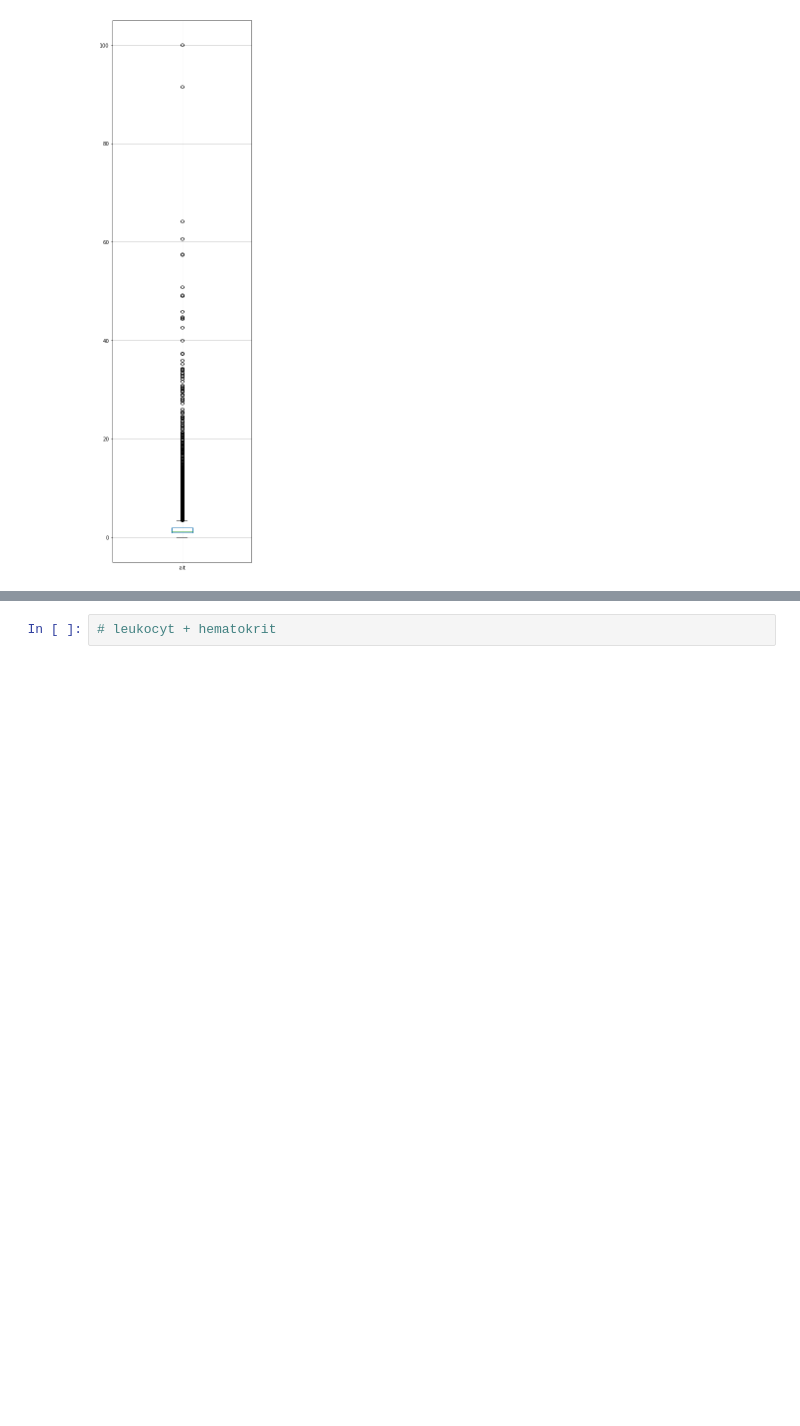
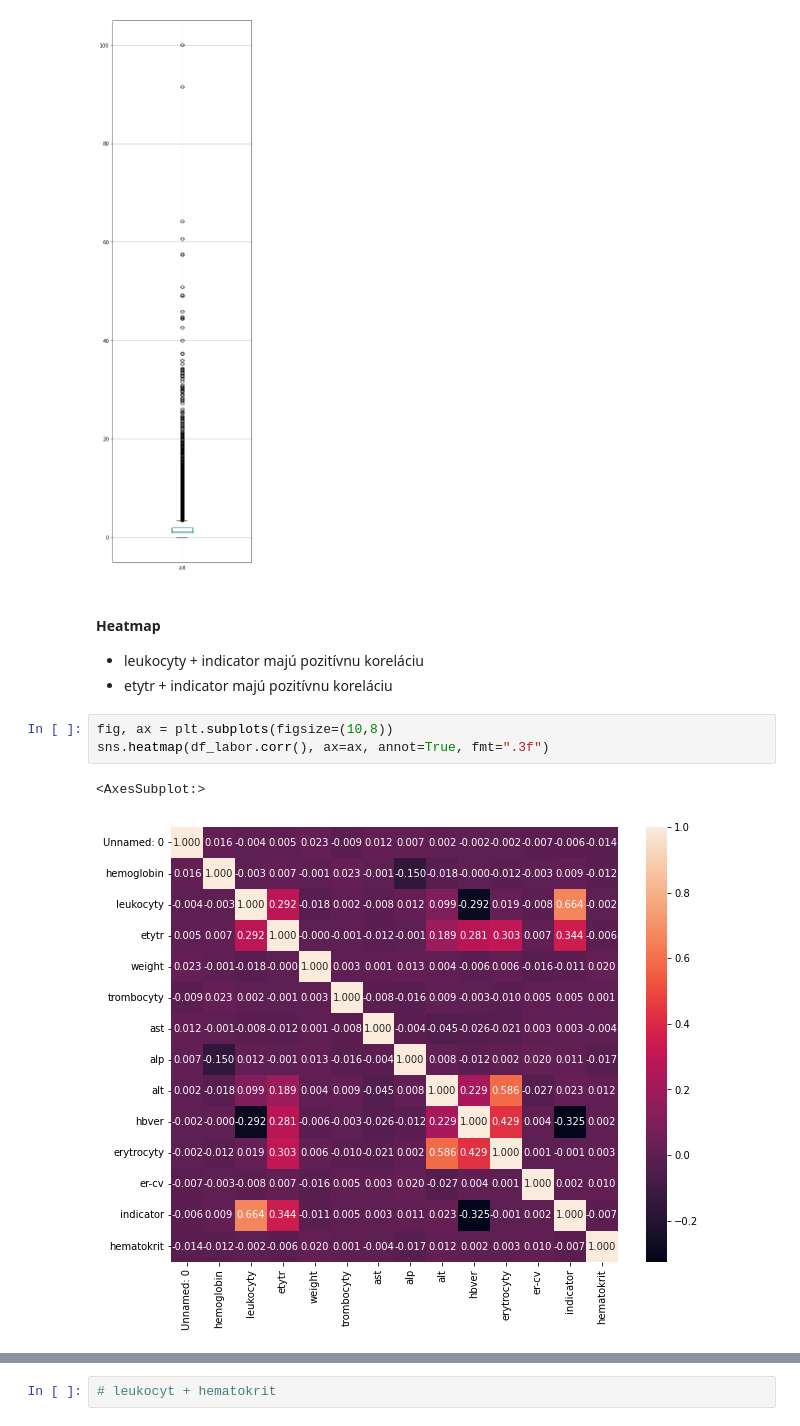
Before and after one commit to Matovic/Chronic-Lymphocytic-Leukemia, a Jupyter notebook: 1-EDA.ipynb, the cells around one changed output, grey strips where cells are left out. Saved outputs shown, nothing was run; the diff lists cells and outputs as text; blank space fills up the shorter version.

```diff
--- a/1-EDA.ipynb
+++ b/1-EDA.ipynb
@@ -361,3 +361,14 @@ df_labor.boxplot("alt", figsize=(5,20))
 # %% [output]
 <AxesSubplot:>
 [figure]
+# %% [markdown]
+#### Heatmap
+
+ - leukocyty + indicator majú pozitívnu koreláciu
+ - etytr + indicator majú pozitívnu koreláciu
+# %%
+fig, ax = plt.subplots(figsize=(10,8))
+sns.heatmap(df_labor.corr(), ax=ax, annot=True, fmt=".3f")
+# %% [output]
+<AxesSubplot:>
+[figure, added]
```
Also changed, not shown: parts of 16 cells of this notebook.
